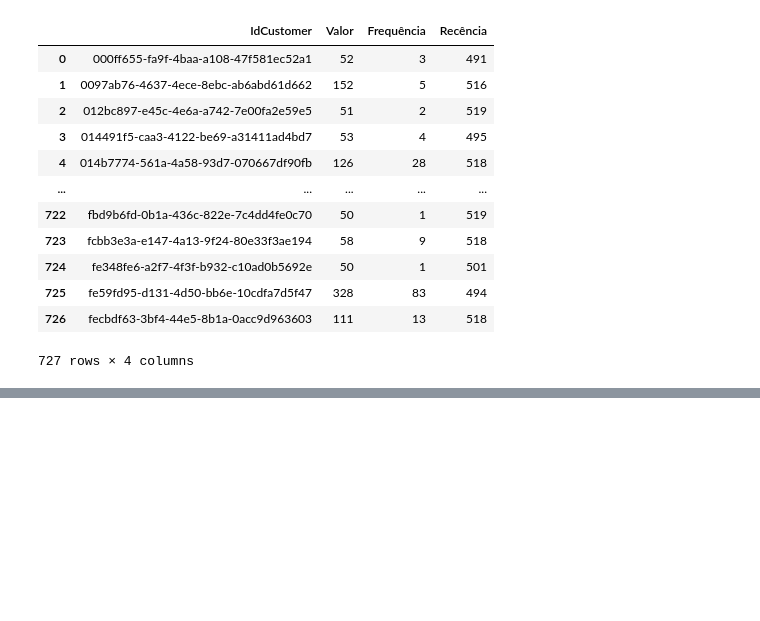
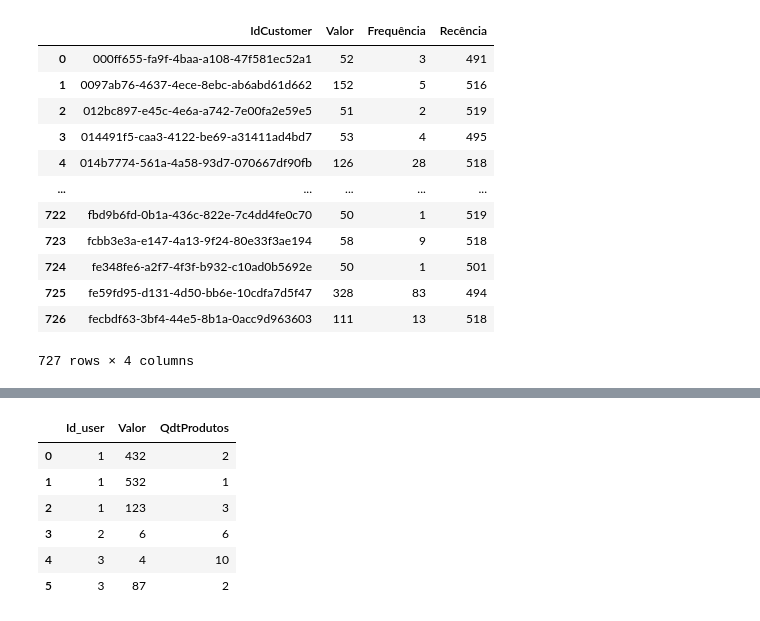
Before and after one commit to stephanyresque/Estudos, a Jupyter notebook: pandas/aula_04.ipynb, the cells around one changed output, grey strips where cells are left out. Saved outputs shown, nothing was run; the diff lists cells and outputs as text; code cells hidden in the pictures; blank space fills up the shorter version.

```diff
--- a/pandas/aula_04.ipynb
+++ b/pandas/aula_04.ipynb
@@ -263,0 +291,10 @@ df.groupby(["IdCustomer"]).agg(
+# %%
+df_transacoes
+# %% [output]
+|  | Id_user | Valor | QdtProdutos |
+| 0 | 1 | 432 | 2 |
+| 1 | 1 | 532 | 1 |
+| 2 | 1 | 123 | 3 |
+| 3 | 2 | 6 | 6 |
+| 4 | 3 | 4 | 10 |
+| 5 | 3 | 87 | 2 |
```
Also changed, not shown: parts of 5 cells of this notebook.
